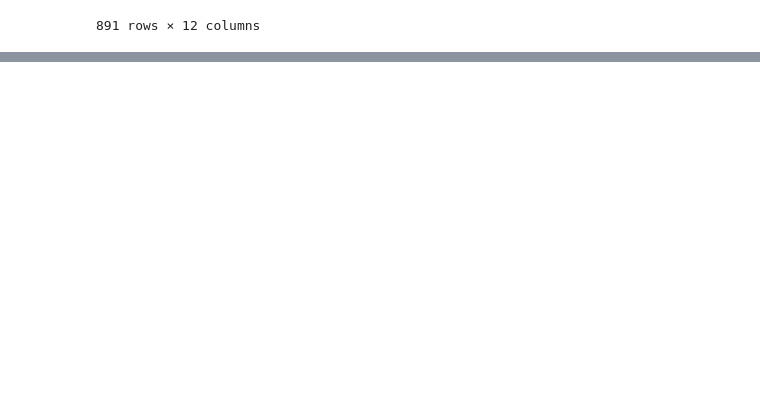
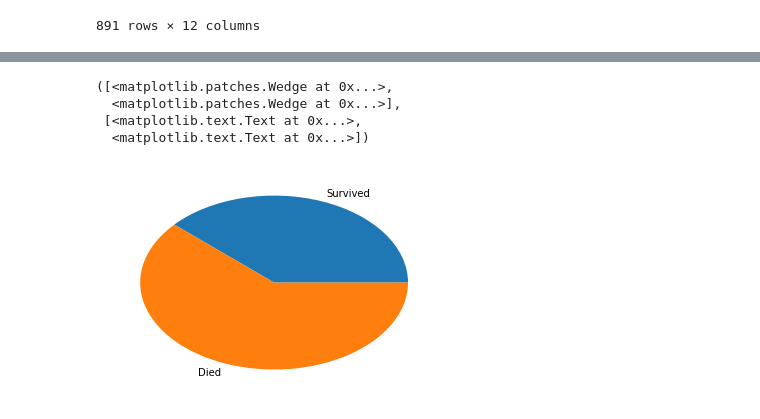
Before and after one commit to juliocesardiaz/investigating-titanic-data, a Jupyter notebook: investigating-titanic-data.ipynb, the cells around one changed output, grey strips where cells are left out. Drawn from its saved outputs; the diff is of its cells as text; code cells hidden in the pictures; blank space fills up the shorter version.

```diff
--- a/investigating-titanic-data.ipynb
+++ b/investigating-titanic-data.ipynb
@@ -25,0 +38,13 @@ titanic_df
+# %%
+%matplotlib inline
+import matplotlib as plt
+survived = titanic_df['Survived'].sum()
+dead = (len(titanic_df['Survived']) - survived)
+label = ['Survived', 'Died']
+plt.pyplot.pie([survived, dead], labels=label)
+# %% [output]
+([<matplotlib.patches.Wedge at 0x...>,
+  <matplotlib.patches.Wedge at 0x...>],
+ [<matplotlib.text.Text at 0x...>,
+  <matplotlib.text.Text at 0x...>])
+[figure, added]
```
Also changed, not shown: parts of 2 cells of this notebook.
